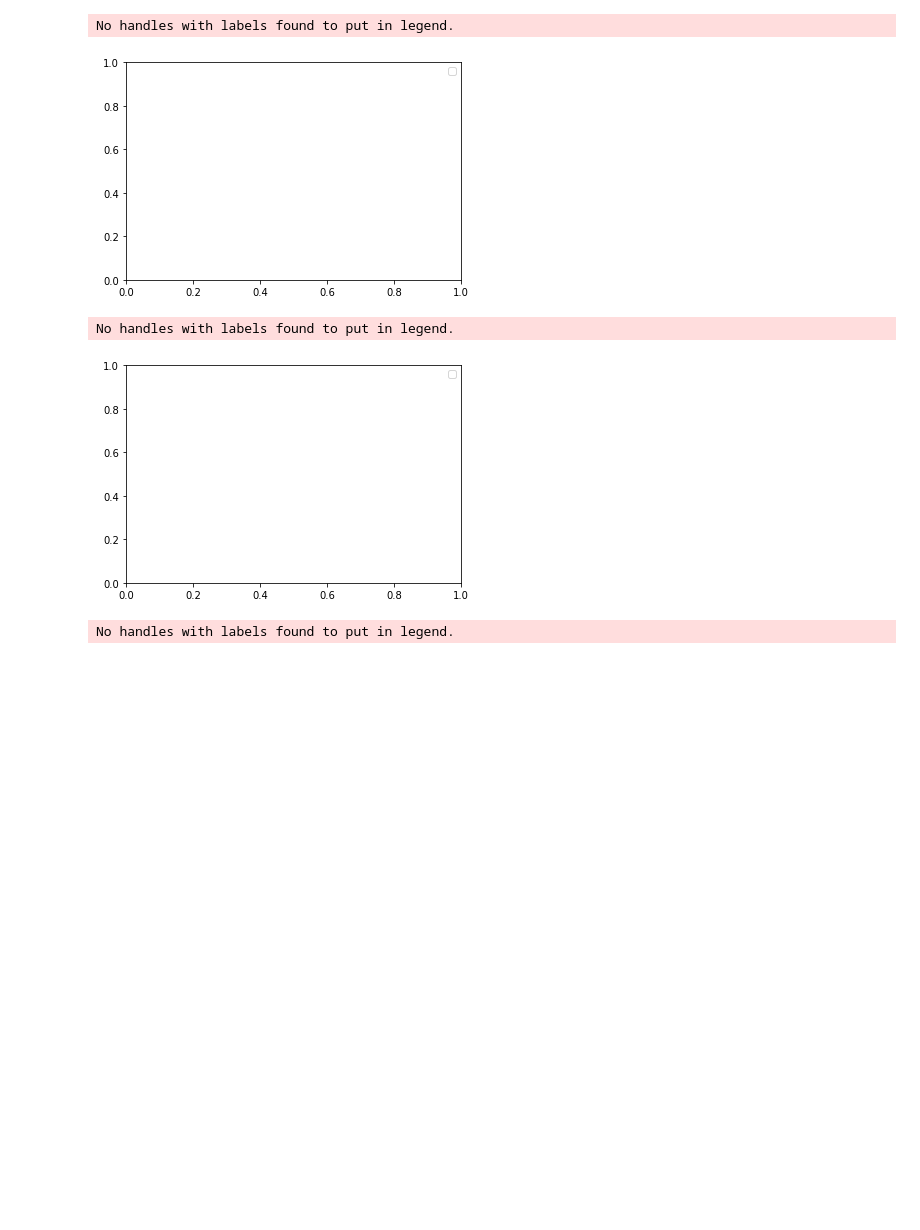
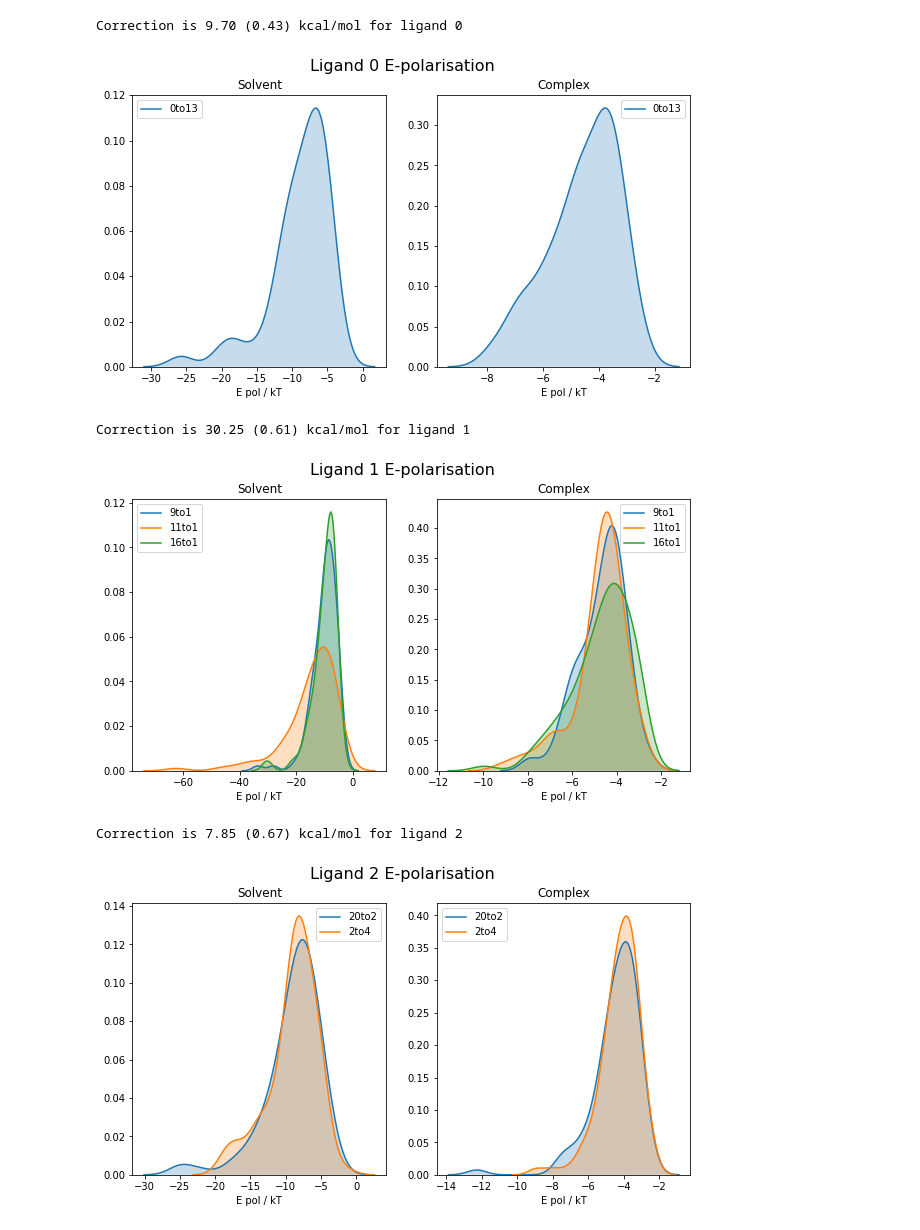
Before and after one commit to hannahbrucemacdonald/endstate_pdbs, a Jupyter notebook: scripts/Polarisation-analysis.ipynb, the cells around one changed output. Cells and saved outputs as stored; diff of their text form; code cells hidden in the pictures; blank space fills up the shorter version.

```diff
--- a/scripts/Polarisation-analysis.ipynb
+++ b/scripts/Polarisation-analysis.ipynb
@@ -4,6 +4,13 @@ import sys
 import os
 import matplotlib.pyplot as plt
 import seaborn as sns
+
+from simtk import unit
+from openmmtools.constants import kB
+temperature = 300.0 * unit.kelvin
+kT = kB * temperature
+
+from pymbar import EXP
 # %%
 outputs = {}
 for d in os.listdir('../jnk1/off/'):
@@ -47,22 +36,44 @@ ligand: 20
 # %%
+hartree_to_kT = ((1*unit.hartree).in_units_of(unit.joules)*unit.AVOGADRO_CONSTANT_NA / kT)
+
 for ligand in all_results.keys():
-    if len(all_results[ligand]):
-        print(ligand)
+    if len(all_results[ligand]) > 0:
+        all_solvent_for_lig = []
+        all_complex_for_lig = []
         fig, axes = plt.subplots(ncols=2,nrows=1,figsize=(10,5))
         for thing in all_results[ligand]:
             if 'solvent' in thing:
-                sns.kdeplot(all_results[ligand][thing]['Epol'],label=thing.split('-lig')[1],shade=True,ax=axes[0])
+                Epol = all_results[ligand][thing]['Epol']*hartree_to_kT
+                if len(Epol) != 100:
+                    print(ligand)
+                    continue
+                sns.kdeplot(Epol,label=thing.split('-lig')[1],shade=True,ax=axes[0])
+                all_solvent_for_lig.extend(Epol)
             elif 'complex' in thing:
-                sns.kdeplot(all_results[ligand][thing]['Epol'],label=thing.split('-lig')[1],shade=True,ax=axes[1])
-    axes[0].set_title('Solvent')
-    axes[1].set_title('Complex')
-    fig.suptitle(f"Ligand {ligand} E-polarisation", fontsize=16)
+                Epol = all_results[ligand][thing]['Epol']*hartree_to_kT
+                if len(Epol) != 100:
+                    print(ligand)
+                    continue
+                sns.kdeplot(Epol,label=thing.split('-lig')[1],shade=True,ax=axes[1])
+                all_complex_for_lig.extend(Epol)
 
-    plt.legend()
-    plt.show()
+        if len(all_solvent_for_lig) > 0 and len(all_complex_for_lig) > 0:
+            corr_comp, err_comp = EXP(np.asarray(all_complex_for_lig))
+            corr_sol, err_sol = EXP(np.asarray(all_solvent_for_lig))
+            err = (err_comp**2 + err_sol**2)**0.5
+            print(f'Correction is {(corr_comp - corr_sol)*0.593:.2f} ({err*0.593:.2f}) kcal/mol for ligand {ligand}')
+        axes[0].set_title('Solvent')
+        axes[1].set_title('Complex')
+        axes[0].set_xlabel('E pol / kT')
+        axes[1].set_xlabel('E pol / kT')
+        fig.suptitle(f"Ligand {ligand} E-polarisation", fontsize=16)
+
+        plt.legend()
+        plt.show()
 # %% [output]
-No handles with labels found to put in legend.
+Correction is 9.70 (0.43) kcal/mol for ligand 0
-[figure, old version]
+[figure, new version]
-No handles with labels found to put in legend.
+Correction is 30.25 (0.61) kcal/mol for ligand 1
-[figure, old version]
+[figure, new version]
-No handles with labels found to put in legend.
+Correction is 7.85 (0.67) kcal/mol for ligand 2
+[figure, new version]
```
Also changed, not shown: parts of 2 cells of this notebook.
